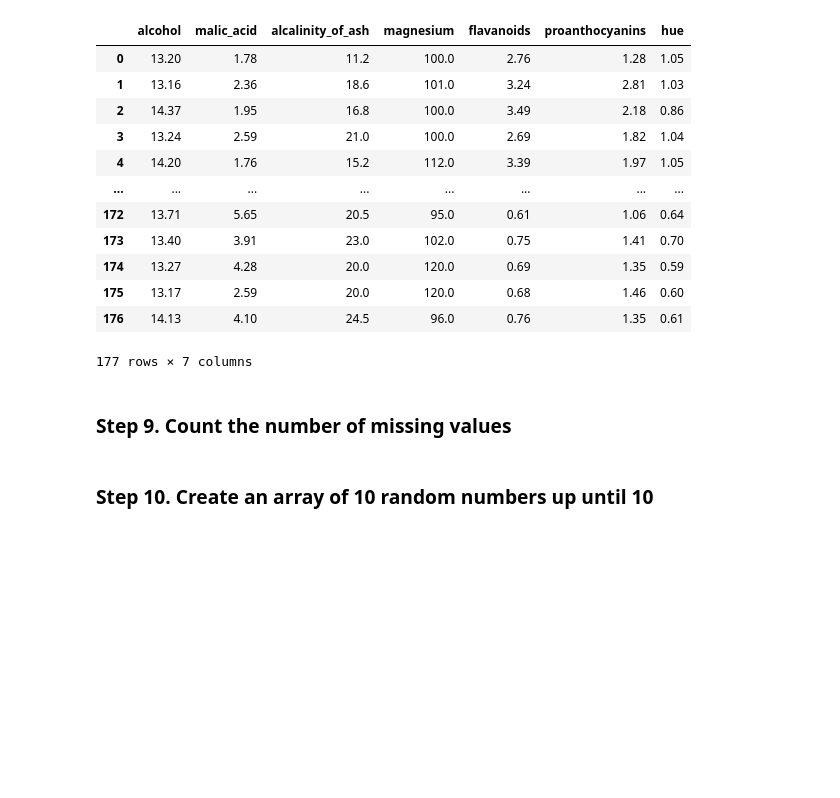
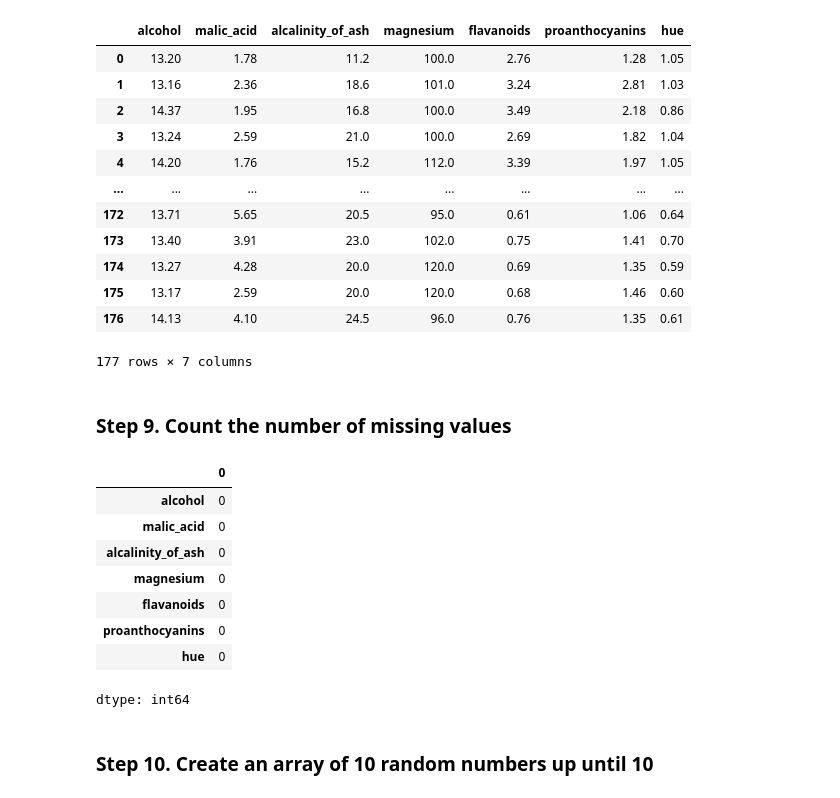
Before and after one commit to SoheeKim12/Python_Programming_Study, a Jupyter notebook: pandas_exercises/10_Deleting/Wine/Exercises_sh.ipynb, the cells around one changed output. Saved outputs shown, nothing was run; the diff lists cells and outputs as text; code cells hidden in the pictures; blank space fills up the shorter version.

```diff
--- a/pandas_exercises/10_Deleting/Wine/Exercises_sh.ipynb
+++ b/pandas_exercises/10_Deleting/Wine/Exercises_sh.ipynb
@@ -134,5 +127,17 @@ For example, when doing 'df[col].method(value, inplace=True)', try using 'df.met
 177 rows × 7 columns
 # %% [markdown]
 ### Step 9. Count the number of missing values
+# %%
+wine.isnull().sum()
+# %% [output]
+|  | 0 |
+| alcohol | 0 |
+| malic_acid | 0 |
+| alcalinity_of_ash | 0 |
+| magnesium | 0 |
+| flavanoids | 0 |
+| proanthocyanins | 0 |
+| hue | 0 |
+dtype: int64
 # %% [markdown]
 ### Step 10.  Create an array of 10 random numbers up until 10
```
Also changed, not shown: parts of 9 cells of this notebook.
